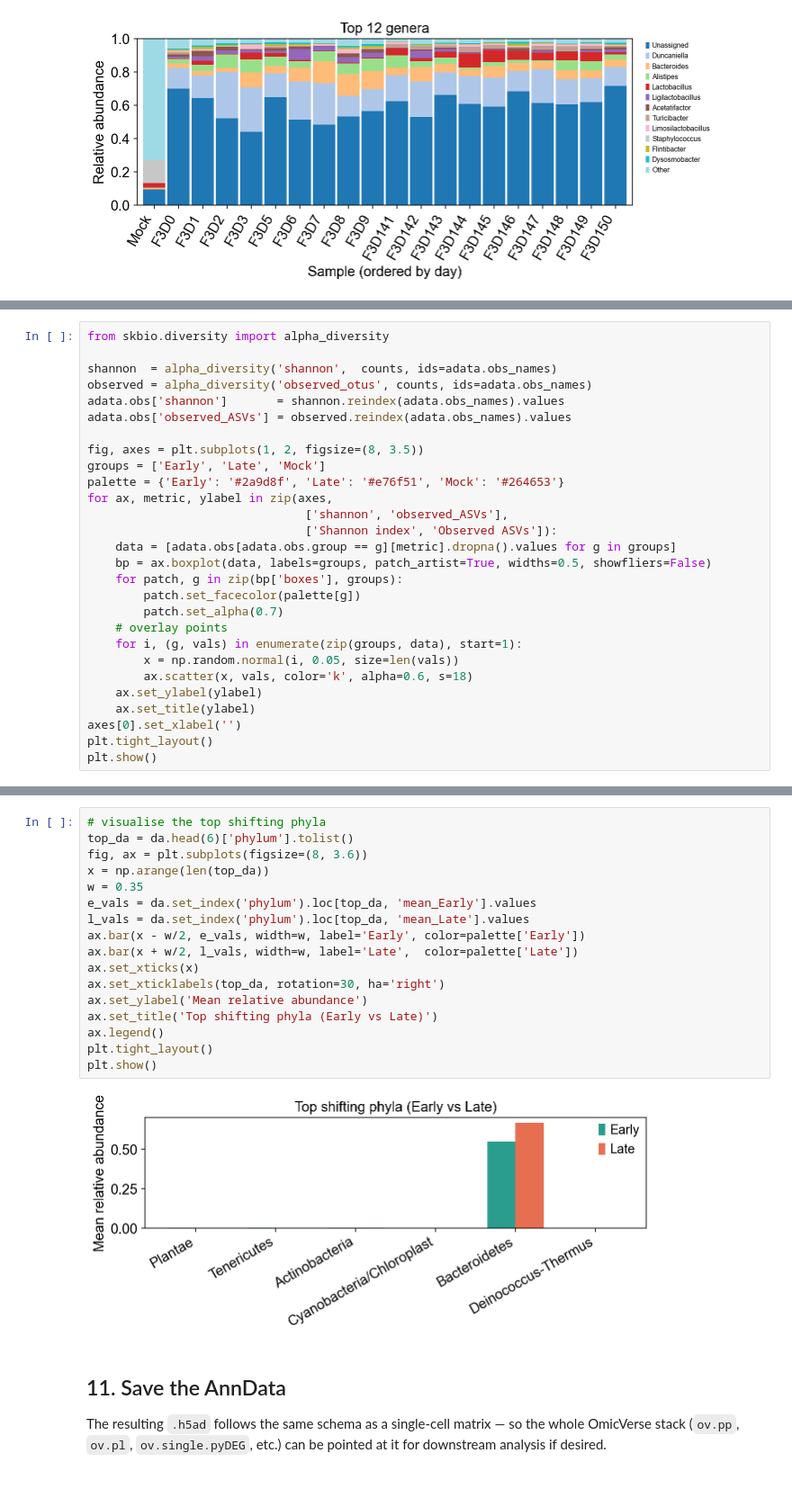
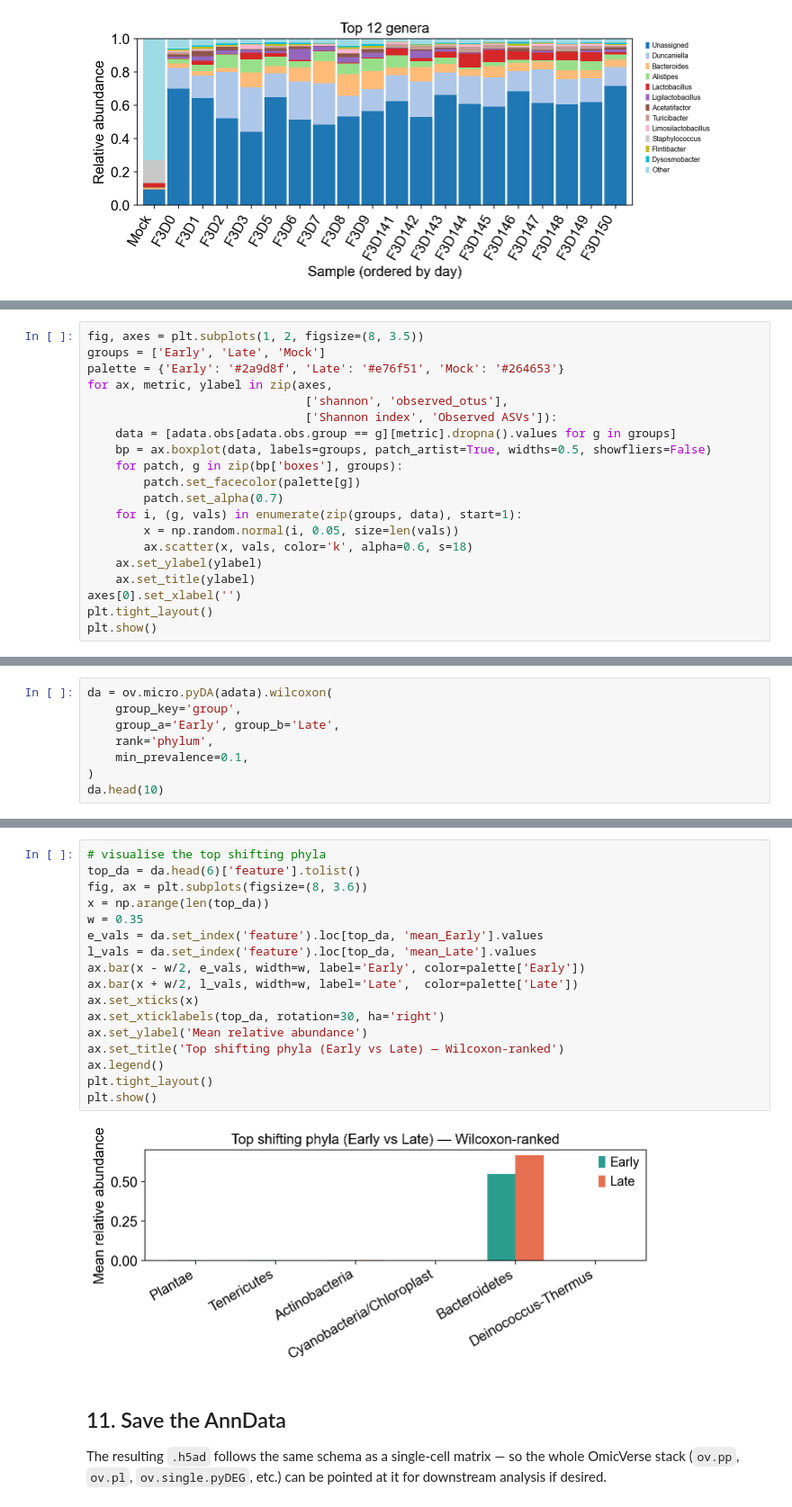
Before and after one commit to DBinary/omicverse-tutorials, a Jupyter notebook: docs/Tutorials-microbiome/t_16s_amplicon.ipynb, the cells around one changed output, grey strips where cells are left out. Shown at 90% size. Saved outputs shown, nothing was run; the diff lists cells and outputs as text.

```diff
--- a/docs/Tutorials-microbiome/t_16s_amplicon.ipynb
+++ b/docs/Tutorials-microbiome/t_16s_amplicon.ipynb
@@ -448,23 +465,15 @@ from `scikit-bio`. We compare Early (days 0–9, post-weaning) to Late
 # %%
-from skbio.diversity import alpha_diversity
-
-shannon  = alpha_diversity('shannon',  counts, ids=adata.obs_names)
-observed = alpha_diversity('observed_otus', counts, ids=adata.obs_names)
-adata.obs['shannon']       = shannon.reindex(adata.obs_names).values
-adata.obs['observed_ASVs'] = observed.reindex(adata.obs_names).values
-
 fig, axes = plt.subplots(1, 2, figsize=(8, 3.5))
 groups = ['Early', 'Late', 'Mock']
 palette = {'Early': '#2a9d8f', 'Late': '#e76f51', 'Mock': '#264653'}
 for ax, metric, ylabel in zip(axes,
-                               ['shannon', 'observed_ASVs'],
+                               ['shannon', 'observed_otus'],
                                ['Shannon index', 'Observed ASVs']):
     data = [adata.obs[adata.obs.group == g][metric].dropna().values for g in groups]
     bp = ax.boxplot(data, labels=groups, patch_artist=True, widths=0.5, showfliers=False)
     for patch, g in zip(bp['boxes'], groups):
         patch.set_facecolor(palette[g])
         patch.set_alpha(0.7)
-    # overlay points
     for i, (g, vals) in enumerate(zip(groups, data), start=1):
         x = np.random.normal(i, 0.05, size=len(vals))
         ax.scatter(x, vals, color='k', alpha=0.6, s=18)
@@ -568,0 +532,8 @@ da.head(10)
+# %%
+da = ov.micro.pyDA(adata).wilcoxon(
+    group_key='group',
+    group_a='Early', group_b='Late',
+    rank='phylum',
+    min_prevalence=0.1,
+)
+da.head(10)
@@ -569,22 +558,22 @@ da.head(10)
 # %%
 # visualise the top shifting phyla
-top_da = da.head(6)['phylum'].tolist()
+top_da = da.head(6)['feature'].tolist()
 fig, ax = plt.subplots(figsize=(8, 3.6))
 x = np.arange(len(top_da))
 w = 0.35
-e_vals = da.set_index('phylum').loc[top_da, 'mean_Early'].values
-l_vals = da.set_index('phylum').loc[top_da, 'mean_Late'].values
+e_vals = da.set_index('feature').loc[top_da, 'mean_Early'].values
+l_vals = da.set_index('feature').loc[top_da, 'mean_Late'].values
 ax.bar(x - w/2, e_vals, width=w, label='Early', color=palette['Early'])
 ax.bar(x + w/2, l_vals, width=w, label='Late',  color=palette['Late'])
 ax.set_xticks(x)
 ax.set_xticklabels(top_da, rotation=30, ha='right')
 ax.set_ylabel('Mean relative abundance')
-ax.set_title('Top shifting phyla (Early vs Late)')
+ax.set_title('Top shifting phyla (Early vs Late) — Wilcoxon-ranked')
 ax.legend()
 plt.tight_layout()
 plt.show()
 # %% [output]
-[figure, old version]
+[figure, new version]
 # %% [markdown]
 ## 11. Save the AnnData
 
```
Also changed, not shown: parts of 9 cells of this notebook.
